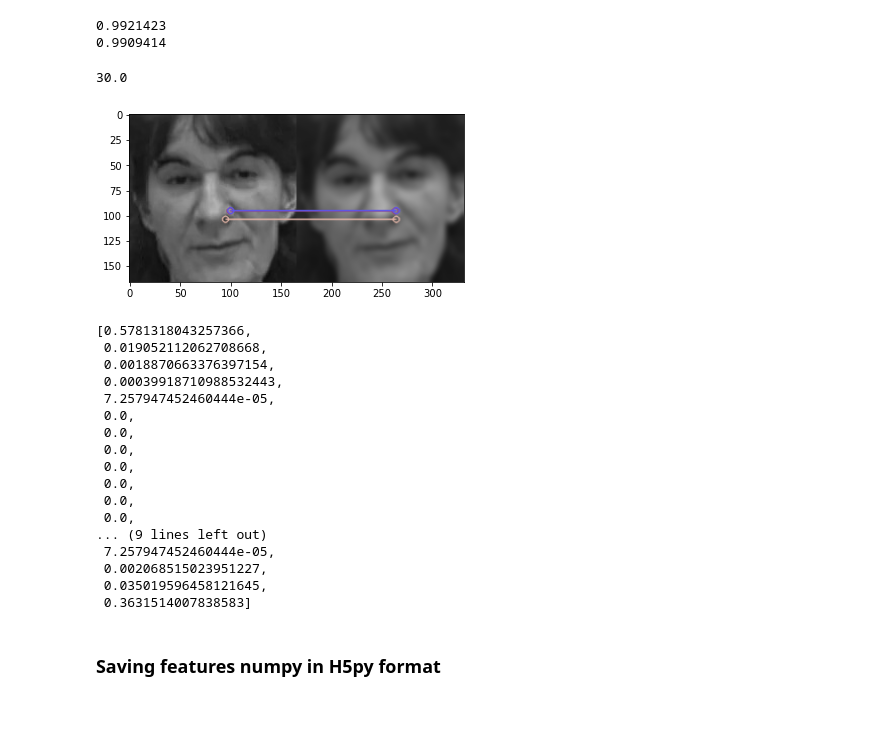
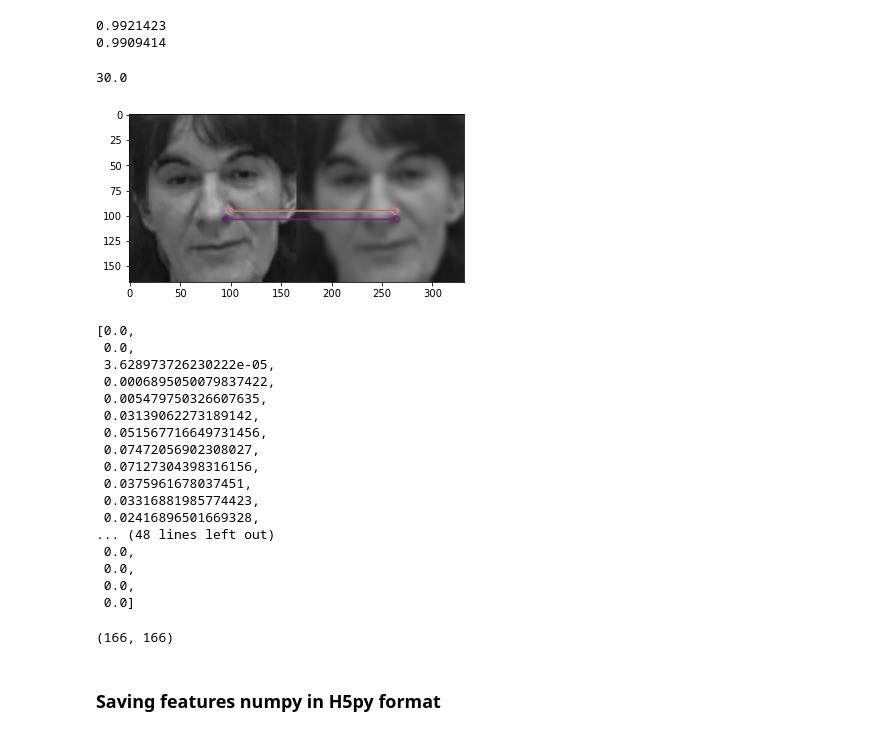
Before and after one commit to rakshitsakhuja/Detecting-Deepfakes-with-OpenCV, a Jupyter notebook: 1. Processing Videos and Face Detection.ipynb, the cells around one changed output. Saved outputs shown, nothing was run; the diff lists cells and outputs as text; code cells hidden in the pictures.

```diff
--- a/1. Processing Videos and Face Detection.ipynb
+++ b/1. Processing Videos and Face Detection.ipynb
@@ -529,31 +567,31 @@ print(Template_matching_mean(original_cropped,original_blurred))
 # %%
 fake_cropped,_ = face_region('Dataset/DeepfakeTIMIT/Frame/fadg0/sa1_video_fram1_avi/frame_0.jpg',face_cascade)
 
-fake_cropped = cv.cvtColor(fake_cropped,cv2.COLOR_BGR2GRAY)
+fake_cropped = cv2.cvtColor(fake_cropped,cv2.COLOR_BGR2GRAY)
 fake_blurred =  cv2.GaussianBlur(fake_cropped,j,0)
 # Initiate ORB detector
-orb = cv.ORB_create()
+orb = cv2.ORB_create()
 
 # find the keypoints and descriptors with ORB
 kp1, des1 = orb.detectAndCompute(fake_cropped,None)
 kp2, des2 = orb.detectAndCompute(fake_blurred,None)
 
 # create BFMatcher object
-bf = cv.BFMatcher(cv.NORM_HAMMING, crossCheck=True)
+bf = cv2.BFMatcher(cv2.NORM_HAMMING, crossCheck=True)
 
 # Match descriptors.
 matches = bf.match(des1,des2)
 print(matches[0].distance)
 # Sort them in the order of their distance.
 matches = sorted(matches, key = lambda x:x.distance)
 
 # Draw first 10 matches.
-img3 = cv.drawMatches(fake_cropped,kp1,fake_blurred,kp2,matches[:10],None,flags=cv.DrawMatchesFlags_NOT_DRAW_SINGLE_POINTS)
+img3 = cv2.drawMatches(fake_cropped,kp1,fake_blurred,kp2,matches[:10],None,flags=cv2.DrawMatchesFlags_NOT_DRAW_SINGLE_POINTS)
 
 plt.imshow(img3)
 plt.show()
 # %% [output]
 30.0
-[figure, old version]
+[figure, new version]
 # %%
 original_cropped,_ = face_region('Dataset/VidTIMIT/Frame/fadg0/sa1_avi/frame_0.jpg',face_cascade)
@@ -561,21 +599,21 @@ original_blurred = cv.GaussianBlur(original_cropped,(13,13),0)
 # %%
-histogram_values(original_cropped,original_blurred)
-histogram_values(fake_cropped,fake_blurred)
+histogram_values(original_cropped)
+histogram_values(fake_cropped)
 # %% [output]
-[0.5781318043257366,
- 0.019052112062708668,
- 0.0018870663376397154,
- 0.00039918710988532443,
- 7.257947452460444e-05,
+[0.0,
+ 0.0,
+ 3.628973726230222e-05,
+ 0.0006895050079837422,
+ 0.005479750326607635,
+ 0.03139062273189142,
+ 0.051567716649731456,
+ 0.07472056902308027,
+ 0.07127304398316156,
+ 0.0375961678037451,
+ 0.03316881985774423,
+ 0.02416896501669328,
+... (48 lines left out)
  0.0,
  0.0,
  0.0,
- 0.0,
- 0.0,
- 0.0,
- 0.0,
-... (9 lines left out)
- 7.257947452460444e-05,
- 0.002068515023951227,
- 0.035019596458121645,
- 0.3631514007838583]
+ 0.0]
@@ -584,3 +620,8 @@ fake_frame_features = combine_all_features(fake_cropped,0)
+# %%
+# plt.imshow(fake_cropped)
+fake_cropped.shape
+# %% [output]
+(166, 166)
 # %% [markdown]
 ### Saving features numpy in H5py format
 # %%
```
Also changed, not shown: parts of 47 cells of this notebook.
